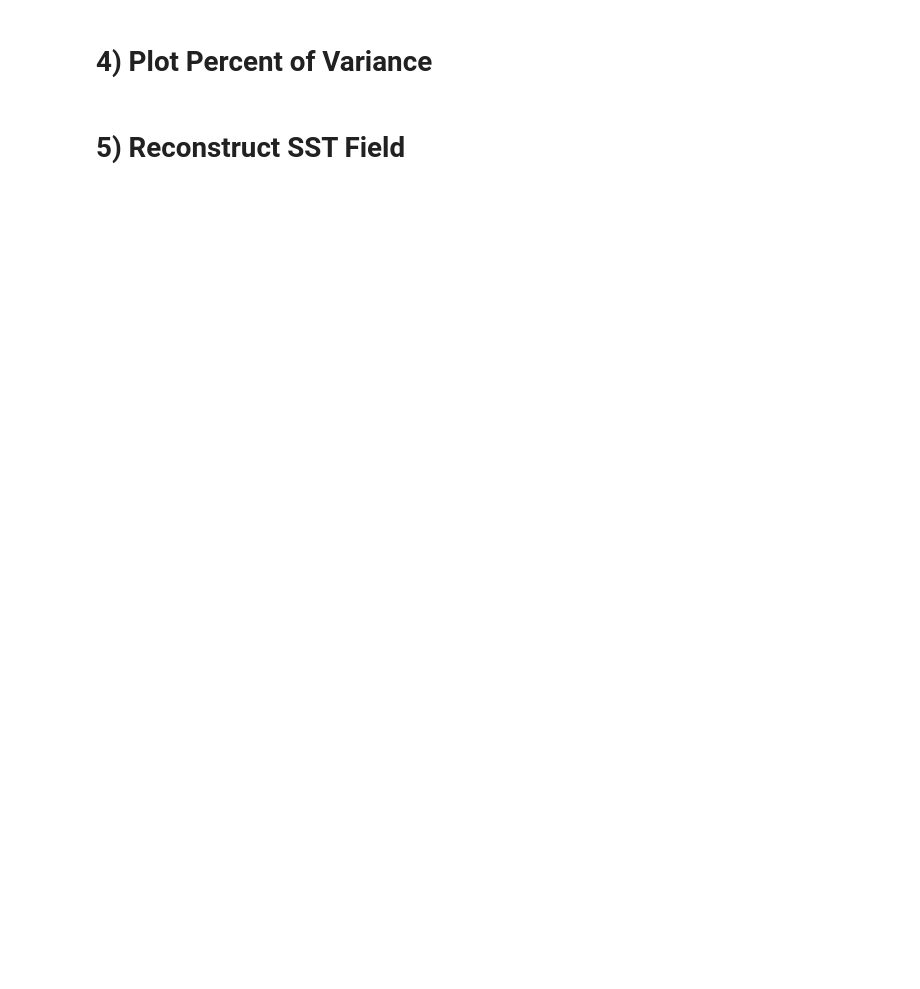
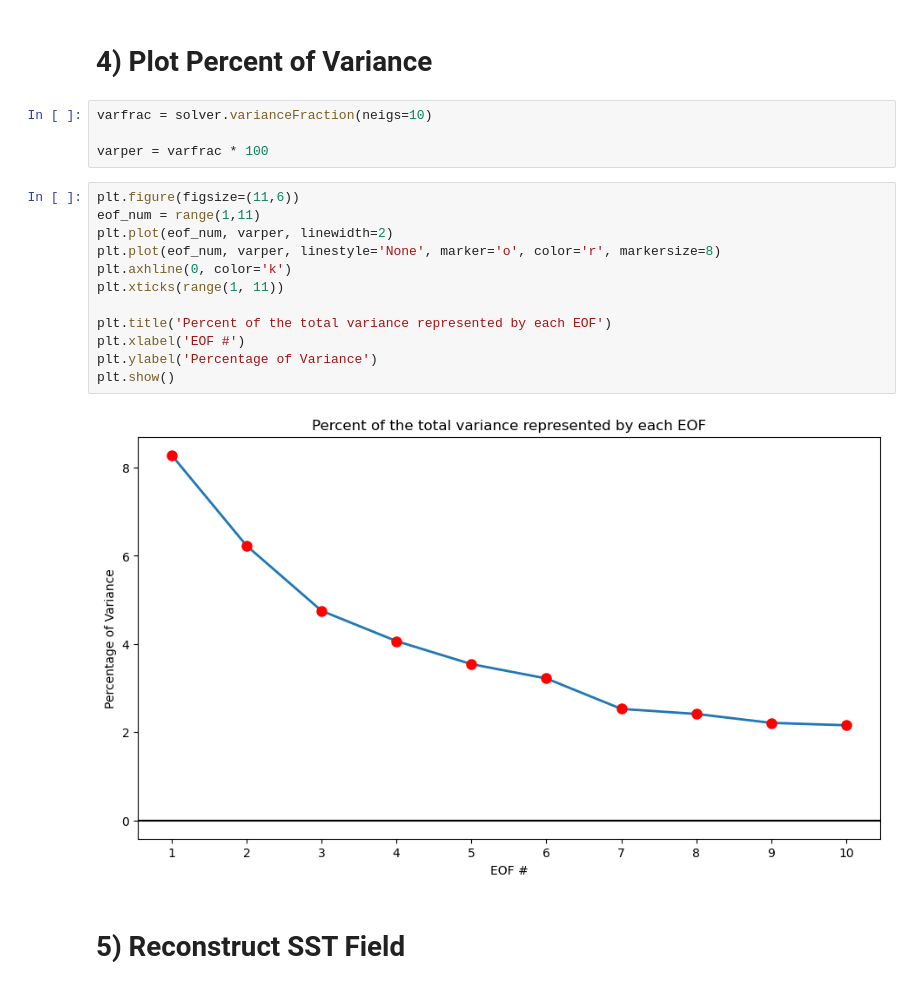
Before and after one commit to alyhall09/ATMS-523-Module-4, a Jupyter notebook: Module4HW.ipynb, the cells around one changed output. Drawn from its saved outputs; the diff is of its cells as text; blank space fills up the shorter version.

```diff
--- a/Module4HW.ipynb
+++ b/Module4HW.ipynb
@@ -62,4 +248,22 @@ def monthly_anom_and_z(
 # %% [markdown]
 # 4) Plot Percent of Variance
+# %%
+varfrac = solver.varianceFraction(neigs=10)
+
+varper = varfrac * 100
+# %%
+plt.figure(figsize=(11,6))
+eof_num = range(1,11)
+plt.plot(eof_num, varper, linewidth=2)
+plt.plot(eof_num, varper, linestyle='None', marker='o', color='r', markersize=8)
+plt.axhline(0, color='k')
+plt.xticks(range(1, 11))
+
+plt.title('Percent of the total variance represented by each EOF')
+plt.xlabel('EOF #')
+plt.ylabel('Percentage of Variance')
+plt.show()
+# %% [output]
+[figure, added]
 # %% [markdown]
 # 5) Reconstruct SST Field
```
Also changed, not shown: parts of 19 cells of this notebook.
